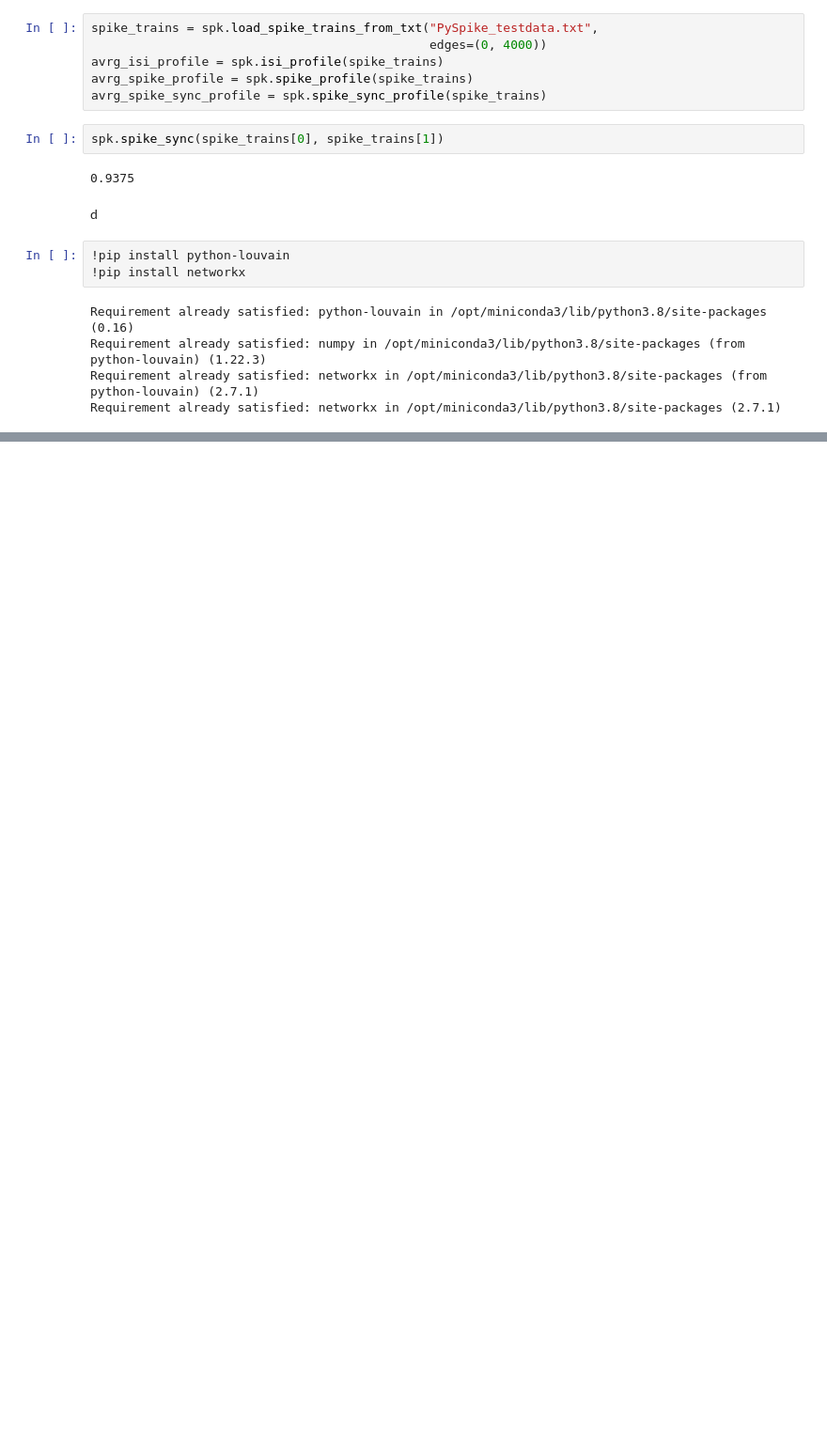
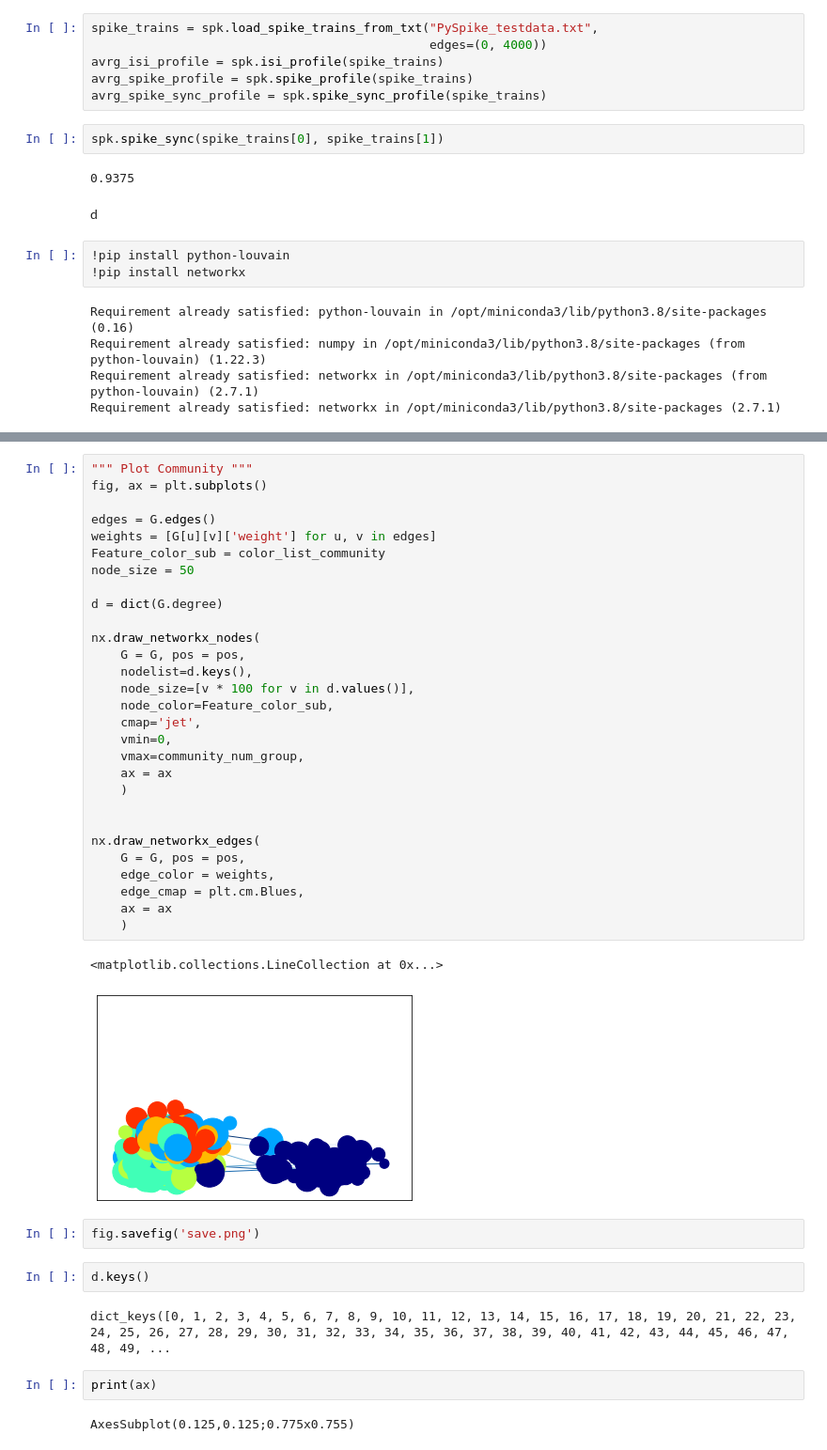
Before and after one commit to Jong-Min-Moon/neurosignal-matlab, a Jupyter notebook: matlab.ipynb, the cells around one changed output, grey strips where cells are left out. Shown at 94% size. Drawn from its saved outputs; the diff is of its cells as text; blank space fills up the shorter version.

```diff
--- a/matlab.ipynb
+++ b/matlab.ipynb
@@ -53,0 +151,42 @@ Requirement already satisfied: networkx in /opt/miniconda3/lib/python3.8/site-pa
+# %%
+""" Plot Community """
+fig, ax = plt.subplots()
+
+edges = G.edges()
+weights = [G[u][v]['weight'] for u, v in edges]
+Feature_color_sub = color_list_community
+node_size = 50
+
+d = dict(G.degree)
+
+nx.draw_networkx_nodes(
+    G = G, pos = pos,
+    nodelist=d.keys(),
+    node_size=[v * 100 for v in d.values()],
+    node_color=Feature_color_sub,
+    cmap='jet',
+    vmin=0,
+    vmax=community_num_group,
+    ax = ax
+    )
+
+
+nx.draw_networkx_edges(
+    G = G, pos = pos,
+    edge_color = weights,
+    edge_cmap = plt.cm.Blues,
+    ax = ax
+    )
+# %% [output]
+<matplotlib.collections.LineCollection at 0x...>
+[figure, added]
+# %%
+fig.savefig('save.png')
+# %%
+d.keys()
+# %% [output]
+dict_keys([0, 1, 2, 3, 4, 5, 6, 7, 8, 9, 10, 11, 12, 13, 14, 15, 16, 17, 18, 19, 20, 21, 22, 23, 24, 25, 26, 27, 28, 29, 30, 31, 32, 33, 34, 35, 36, 37, 38, 39, 40, 41, 42, 43, 44, 45, 46, 47, 48, 49, ...
+# %%
+print(ax)
+# %% [output]
+AxesSubplot(0.125,0.125;0.775x0.755)
```
Also changed, not shown: parts of 8 cells of this notebook, 11 other files.
